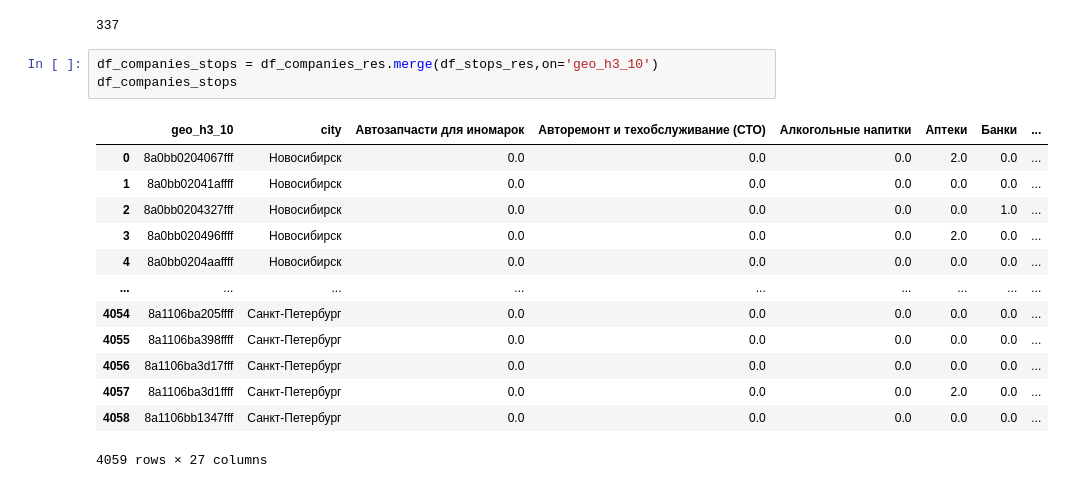
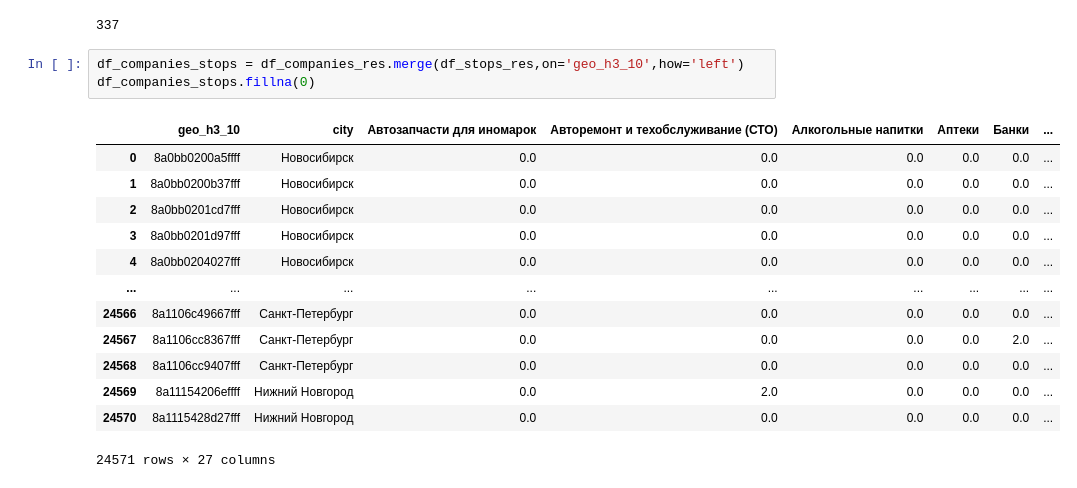
Before and after one commit to vladislav3112/alpha-bank-contest, a Jupyter notebook: result.ipynb, the cells around one changed output. Cells and saved outputs as stored; diff of their text form.

```diff
--- a/result.ipynb
+++ b/result.ipynb
@@ -330,19 +337,19 @@ tr_df['atm_cnt'].sum()
 # %% [output]
 337
 # %%
-df_companies_stops = df_companies_res.merge(df_stops_res,on='geo_h3_10')
-df_companies_stops
+df_companies_stops = df_companies_res.merge(df_stops_res,on='geo_h3_10',how='left')
+df_companies_stops.fillna(0)
 # %% [output]
 |  | geo_h3_10 | city | Автозапчасти для иномарок | Авторемонт и техобслуживание (СТО) | Алкогольные напитки | Аптеки | Банки | ... |
-| 0 | 8a0bb0204067fff | Новосибирск | 0.0 | 0.0 | 0.0 | 2.0 | 0.0 | ... |
-| 1 | 8a0bb02041affff | Новосибирск | 0.0 | 0.0 | 0.0 | 0.0 | 0.0 | ... |
-| 2 | 8a0bb0204327fff | Новосибирск | 0.0 | 0.0 | 0.0 | 0.0 | 1.0 | ... |
-| 3 | 8a0bb020496ffff | Новосибирск | 0.0 | 0.0 | 0.0 | 2.0 | 0.0 | ... |
-| 4 | 8a0bb0204aaffff | Новосибирск | 0.0 | 0.0 | 0.0 | 0.0 | 0.0 | ... |
+| 0 | 8a0bb0200a5ffff | Новосибирск | 0.0 | 0.0 | 0.0 | 0.0 | 0.0 | ... |
+| 1 | 8a0bb0200b37fff | Новосибирск | 0.0 | 0.0 | 0.0 | 0.0 | 0.0 | ... |
+| 2 | 8a0bb0201cd7fff | Новосибирск | 0.0 | 0.0 | 0.0 | 0.0 | 0.0 | ... |
+| 3 | 8a0bb0201d97fff | Новосибирск | 0.0 | 0.0 | 0.0 | 0.0 | 0.0 | ... |
+| 4 | 8a0bb0204027fff | Новосибирск | 0.0 | 0.0 | 0.0 | 0.0 | 0.0 | ... |
 | ... | ... | ... | ... | ... | ... | ... | ... | ... |
-| 4054 | 8a1106ba205ffff | Санкт-Петербург | 0.0 | 0.0 | 0.0 | 0.0 | 0.0 | ... |
-| 4055 | 8a1106ba398ffff | Санкт-Петербург | 0.0 | 0.0 | 0.0 | 0.0 | 0.0 | ... |
-| 4056 | 8a1106ba3d17fff | Санкт-Петербург | 0.0 | 0.0 | 0.0 | 0.0 | 0.0 | ... |
-| 4057 | 8a1106ba3d1ffff | Санкт-Петербург | 0.0 | 0.0 | 0.0 | 2.0 | 0.0 | ... |
-| 4058 | 8a1106bb1347fff | Санкт-Петербург | 0.0 | 0.0 | 0.0 | 0.0 | 0.0 | ... |
+| 24566 | 8a1106c49667fff | Санкт-Петербург | 0.0 | 0.0 | 0.0 | 0.0 | 0.0 | ... |
+| 24567 | 8a1106cc8367fff | Санкт-Петербург | 0.0 | 0.0 | 0.0 | 0.0 | 2.0 | ... |
+| 24568 | 8a1106cc9407fff | Санкт-Петербург | 0.0 | 0.0 | 0.0 | 0.0 | 0.0 | ... |
+| 24569 | 8a11154206effff | Нижний Новгород | 0.0 | 2.0 | 0.0 | 0.0 | 0.0 | ... |
+| 24570 | 8a1115428d27fff | Нижний Новгород | 0.0 | 0.0 | 0.0 | 0.0 | 0.0 | ... |
-4059 rows × 27 columns
+24571 rows × 27 columns
```
Also changed, not shown: parts of 22 cells of this notebook, 4 other files.
